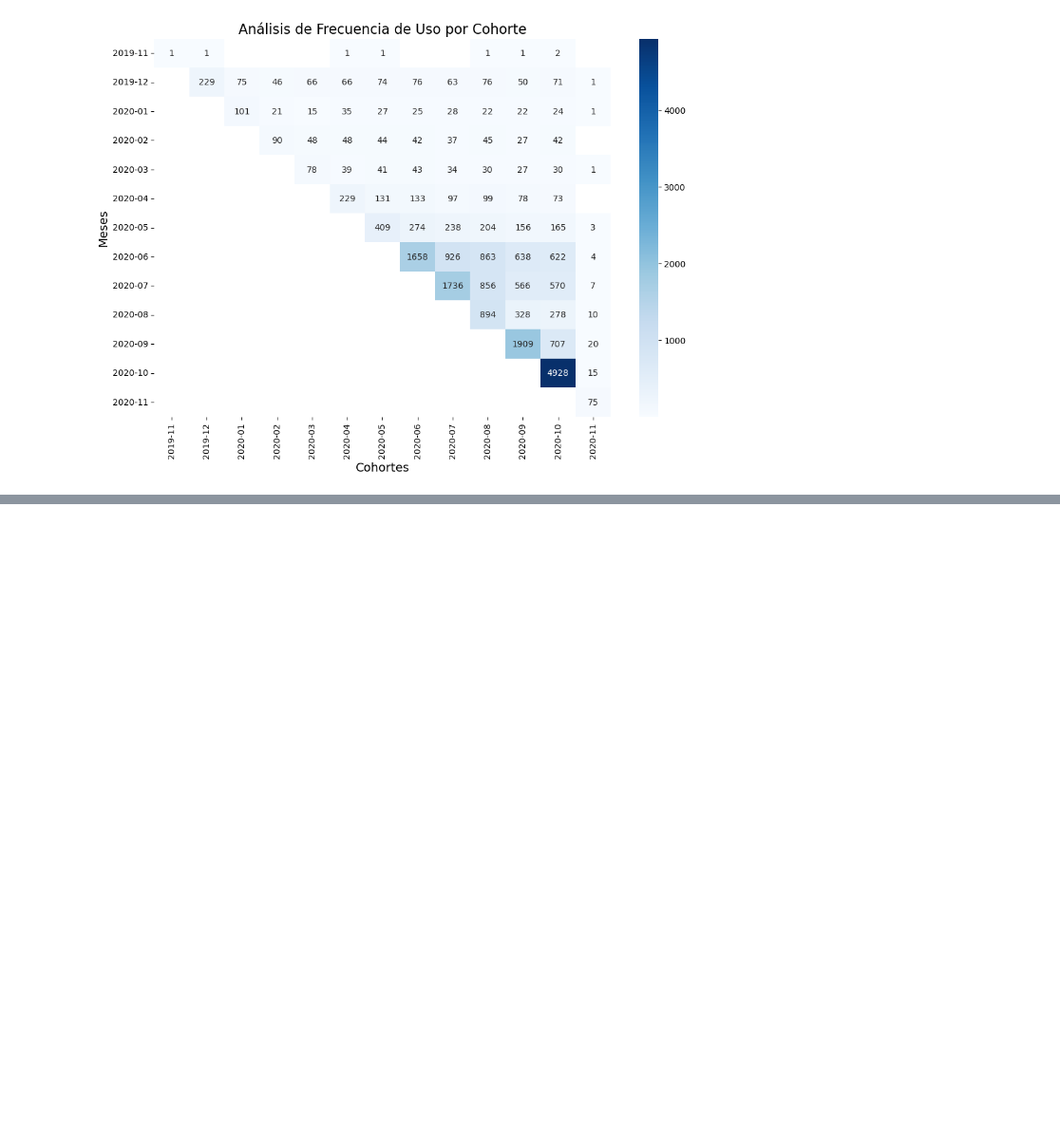
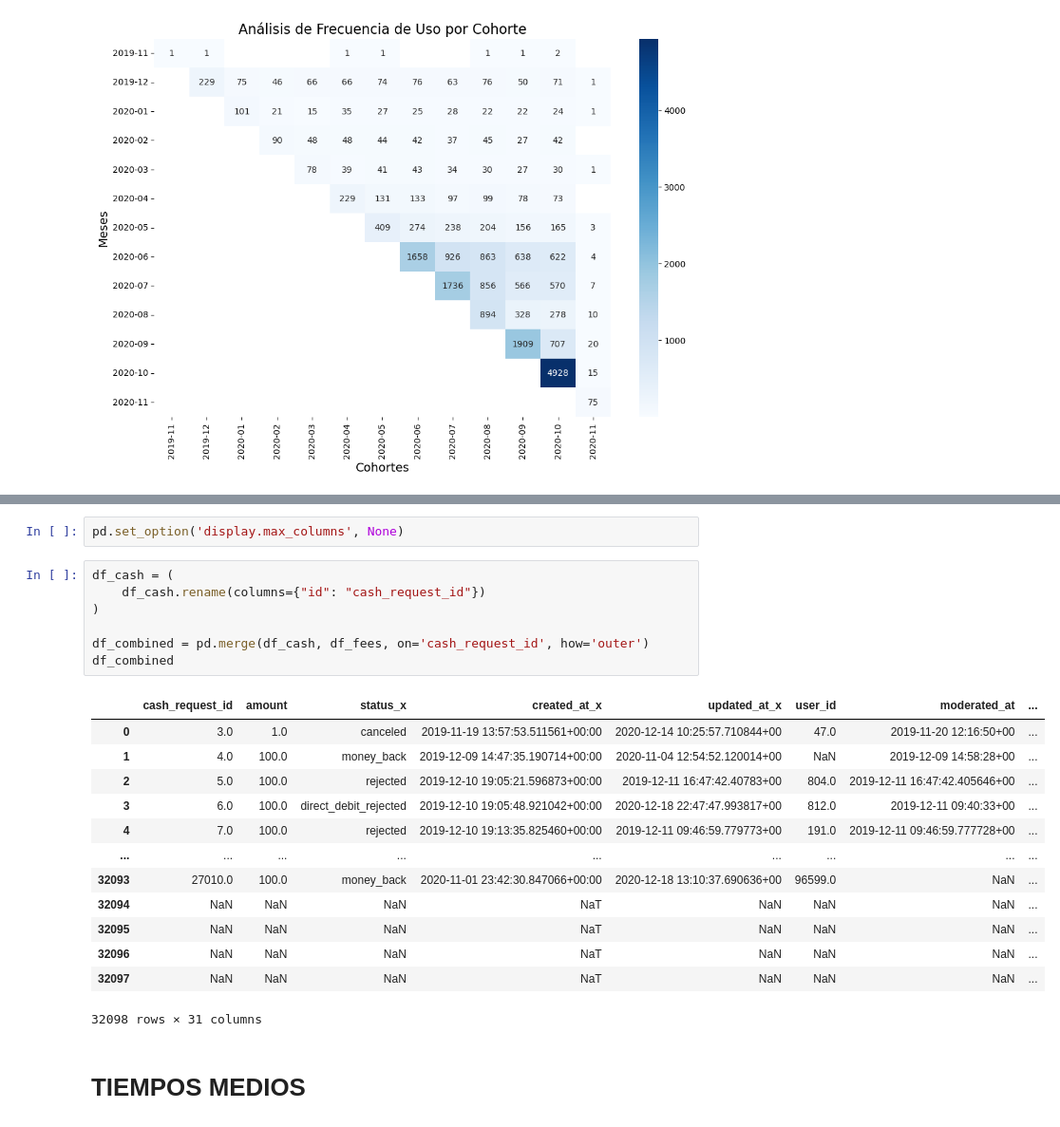
Before and after one commit to TonyVargas777/project_1_Ironhack, a Jupyter notebook: project.ipynb, the cells around one changed output, grey strips where cells are left out. Shown at 95% size. Drawn from its saved outputs; the diff is of its cells as text; blank space fills up the shorter version.

```diff
--- a/project.ipynb
+++ b/project.ipynb
@@ -251,0 +317,25 @@ Text(120.72222222222221, 0.5, 'Meses')
+# %%
+pd.set_option('display.max_columns', None)
+# %%
+df_cash = (
+    df_cash.rename(columns={"id": "cash_request_id"})
+)
+
+df_combined = pd.merge(df_cash, df_fees, on='cash_request_id', how='outer')
+df_combined
+# %% [output]
+|  | cash_request_id | amount | status_x | created_at_x | updated_at_x | user_id | moderated_at | ... |
+| 0 | 3.0 | 1.0 | canceled | 2019-11-19 13:57:53.511561+00:00 | 2020-12-14 10:25:57.710844+00 | 47.0 | 2019-11-20 12:16:50+00 | ... |
+| 1 | 4.0 | 100.0 | money_back | 2019-12-09 14:47:35.190714+00:00 | 2020-11-04 12:54:52.120014+00 | NaN | 2019-12-09 14:58:28+00 | ... |
+| 2 | 5.0 | 100.0 | rejected | 2019-12-10 19:05:21.596873+00:00 | 2019-12-11 16:47:42.40783+00 | 804.0 | 2019-12-11 16:47:42.405646+00 | ... |
+| 3 | 6.0 | 100.0 | direct_debit_rejected | 2019-12-10 19:05:48.921042+00:00 | 2020-12-18 22:47:47.993817+00 | 812.0 | 2019-12-11 09:40:33+00 | ... |
+| 4 | 7.0 | 100.0 | rejected | 2019-12-10 19:13:35.825460+00:00 | 2019-12-11 09:46:59.779773+00 | 191.0 | 2019-12-11 09:46:59.777728+00 | ... |
+| ... | ... | ... | ... | ... | ... | ... | ... | ... |
+| 32093 | 27010.0 | 100.0 | money_back | 2020-11-01 23:42:30.847066+00:00 | 2020-12-18 13:10:37.690636+00 | 96599.0 | NaN | ... |
+| 32094 | NaN | NaN | NaN | NaT | NaN | NaN | NaN | ... |
+| 32095 | NaN | NaN | NaN | NaT | NaN | NaN | NaN | ... |
+| 32096 | NaN | NaN | NaN | NaT | NaN | NaN | NaN | ... |
+| 32097 | NaN | NaN | NaN | NaT | NaN | NaN | NaN | ... |
+32098 rows × 31 columns
+# %% [markdown]
+# TIEMPOS MEDIOS
```
Also changed, not shown: parts of 15 cells of this notebook, 3 other files.
